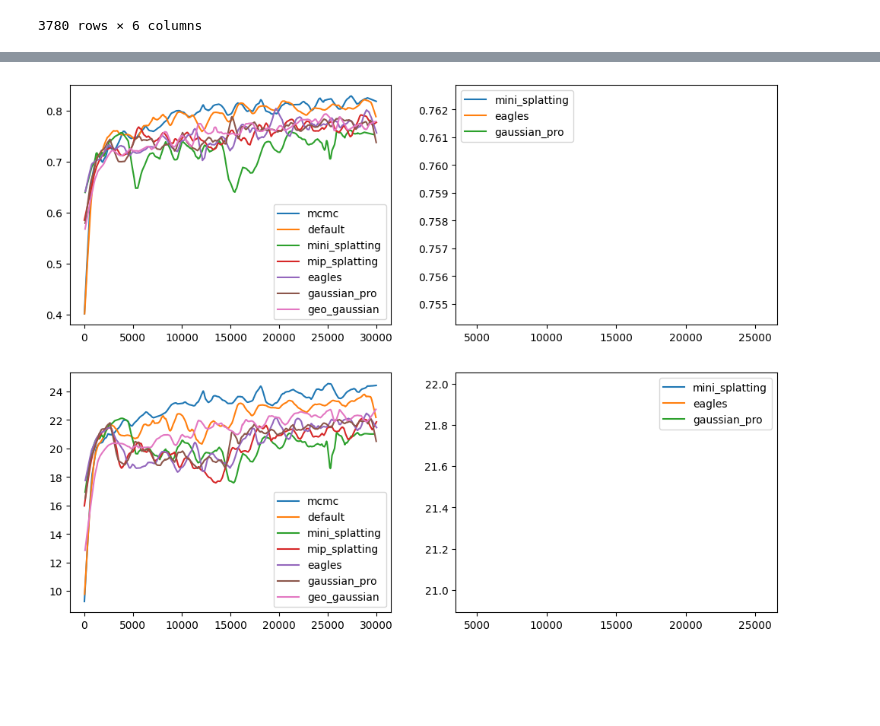
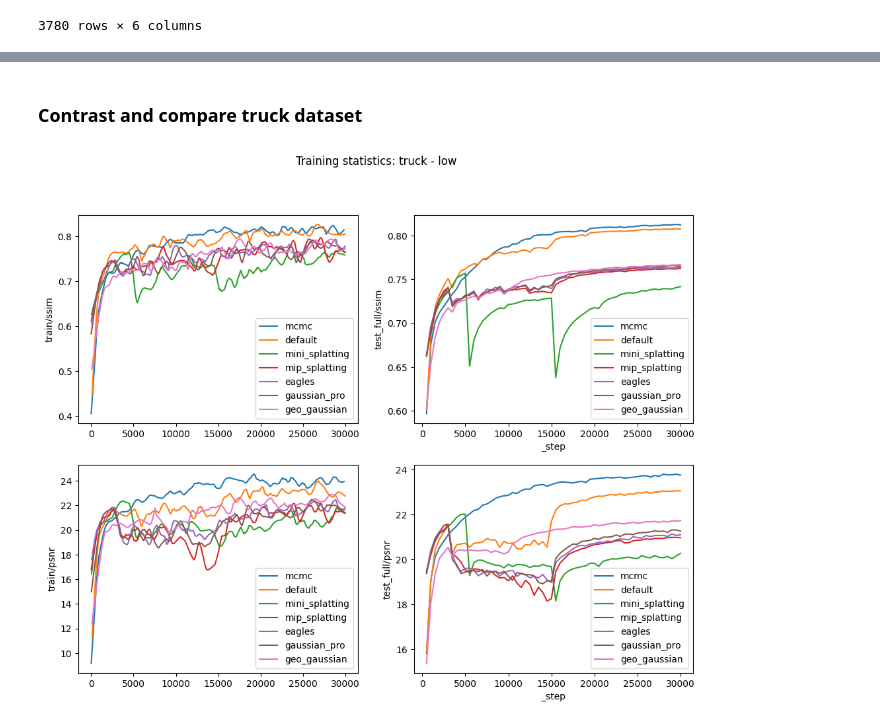
Before and after one commit to PaulErpen/wandb-data-analysis, a Jupyter notebook: wandb-data-analysis.ipynb, the cells around one changed output, grey strips where cells are left out. Saved outputs shown, nothing was run; the diff lists cells and outputs as text; code cells hidden in the pictures; blank space fills up the shorter version.

```diff
--- a/wandb-data-analysis.ipynb
+++ b/wandb-data-analysis.ipynb
@@ -216,14 +220,25 @@ plot_single_facet_curve(df_run, "truck", "low", "test_full/ssim")
 # %%
 def contrast_train_and_test_progress(
-    df: pd.DataFrame, dataset_name: str, size: str
+    df_train: pd.DataFrame, df_test: pd.DataFrame, dataset_name: str, size: str
 ) -> None:
     fig, axs = plt.subplots(2, 2, figsize=(12, 9))
-    plot_single_facet_curve(df_run, dataset_name, size, "train/ssim", smooth_frac=0.05, ax=axs[0][0])
-    plot_single_facet_curve(df_run, dataset_name, size, "test_full/ssim", ax=axs[0][1])
-    plot_single_facet_curve(df_run, dataset_name, size, "train/psnr", smooth_frac=0.05, ax=axs[1][0])
-    plot_single_facet_curve(df_run, dataset_name, size, "test_full/psnr", ax=axs[1][1])
+    plot_single_facet_curve(
+        df_train, dataset_name, size, "train/ssim", smooth_frac=0.05, ax=axs[0][0]
+    )
+    axs[0][0].set_ylabel("train/ssim")
+    plot_single_facet_curve(df_test, dataset_name, size, "test_full/ssim", ax=axs[0][1])
+    axs[0][1].set_ylabel("test_full/ssim")
+    plot_single_facet_curve(
+        df_train, dataset_name, size, "train/psnr", smooth_frac=0.05, ax=axs[1][0]
+    )
+    axs[1][0].set_ylabel("train/psnr")
+    plot_single_facet_curve(df_test, dataset_name, size, "test_full/psnr", ax=axs[1][1])
+    axs[1][1].set_ylabel("test_full/psnr")
+    fig.suptitle(f"Training statistics: {dataset_name} - {size}")
     plt.show()
-
-contrast_train_and_test_progress(df_run, "truck", "low")
-# %% [output]
-[figure, removed]
+# %% [markdown]
+### Contrast and compare truck dataset
+# %%
+contrast_train_and_test_progress(df_training_stats, df_test_stats, "truck", "low")
+# %% [output]
+[figure, added]
```
Also changed, not shown: parts of 15 cells of this notebook.
